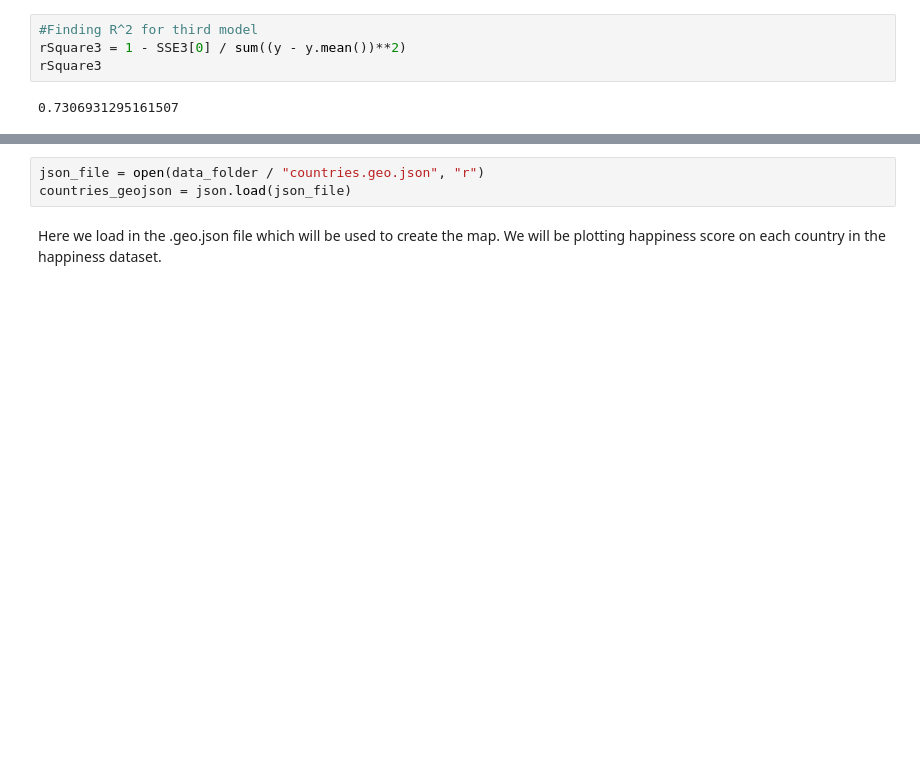
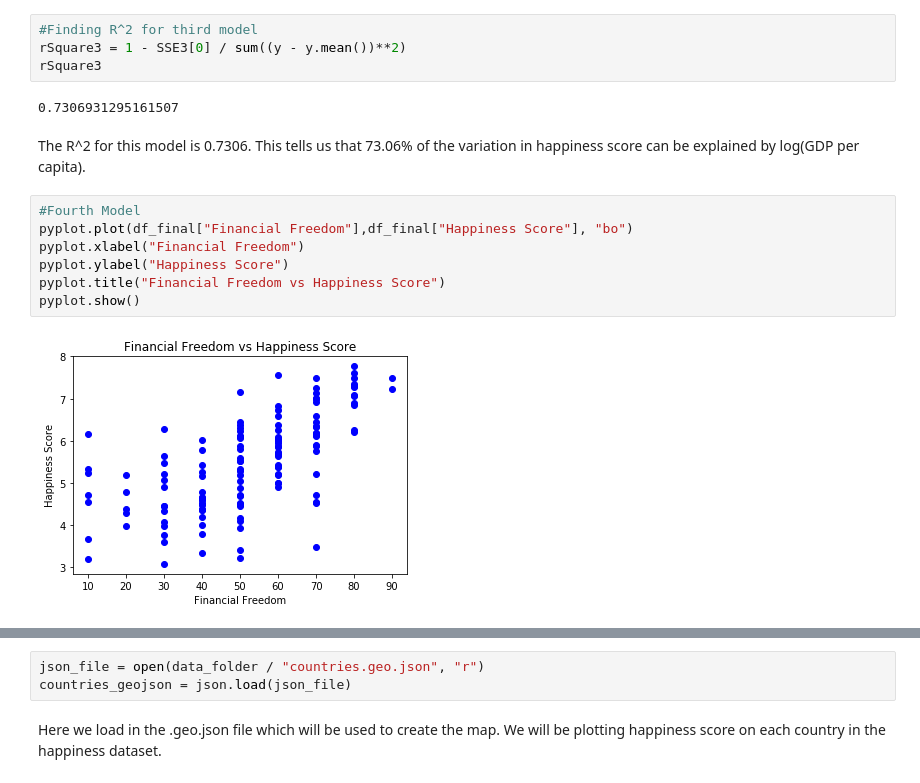
Before and after one commit to wjduq/Economic-Analysis, a Jupyter notebook: Project.ipynb, the cells around one changed output, grey strips where cells are left out. Cells and saved outputs as stored; diff of their text form; blank space fills up the shorter version.

```diff
--- a/Project.ipynb
+++ b/Project.ipynb
@@ -183,3 +202,14 @@ rSquare3 = 1 - SSE3[0] / sum((y - y.mean())**2)
 rSquare3
 # %% [output]
 0.7306931295161507
+# %% [markdown]
+The R^2 for this model is 0.7306. This tells us that 73.06% of the variation in happiness score can be explained by log(GDP per capita).
+# %%
+#Fourth Model
+pyplot.plot(df_final["Financial Freedom"],df_final["Happiness Score"], "bo")
+pyplot.xlabel("Financial Freedom")
+pyplot.ylabel("Happiness Score")
+pyplot.title("Financial Freedom vs Happiness Score")
+pyplot.show()
+# %% [output]
+[figure, added]
```
Also changed, not shown: parts of 31 cells of this notebook.
